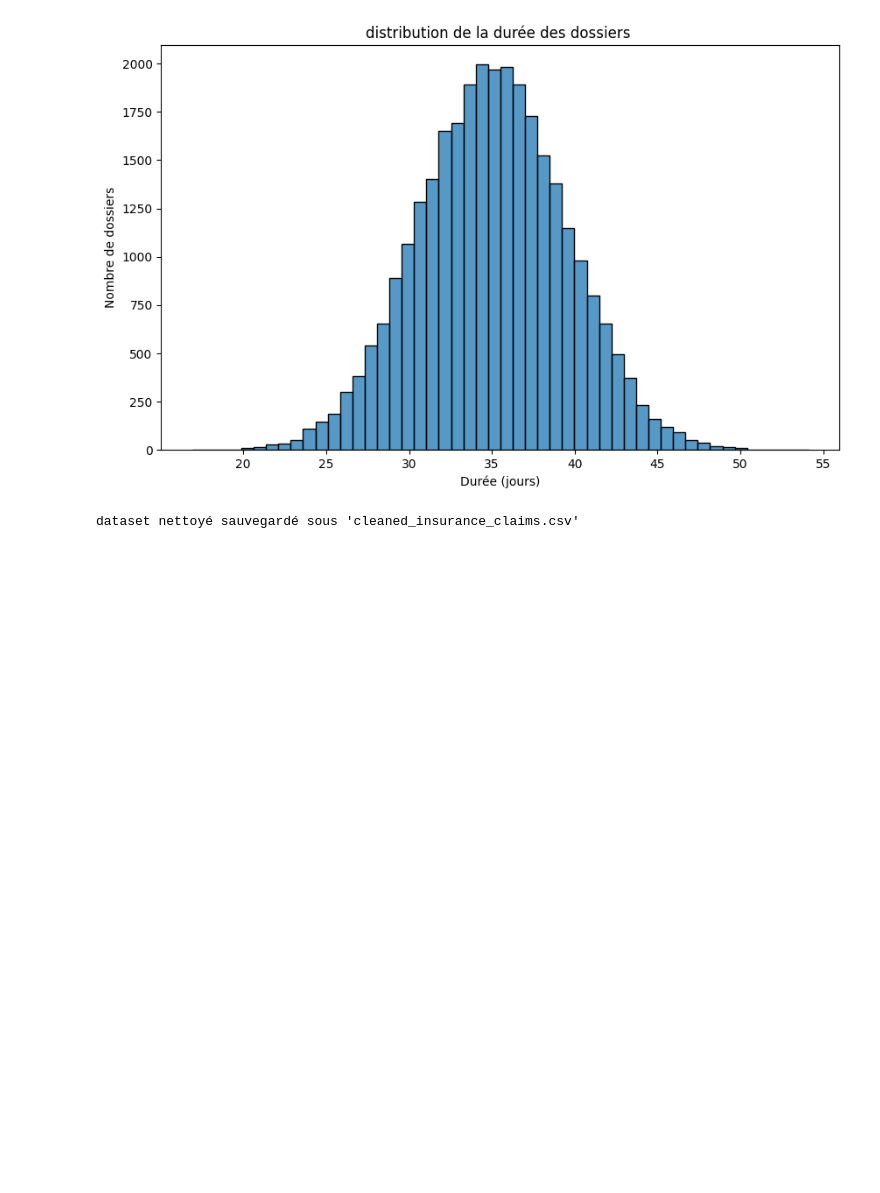
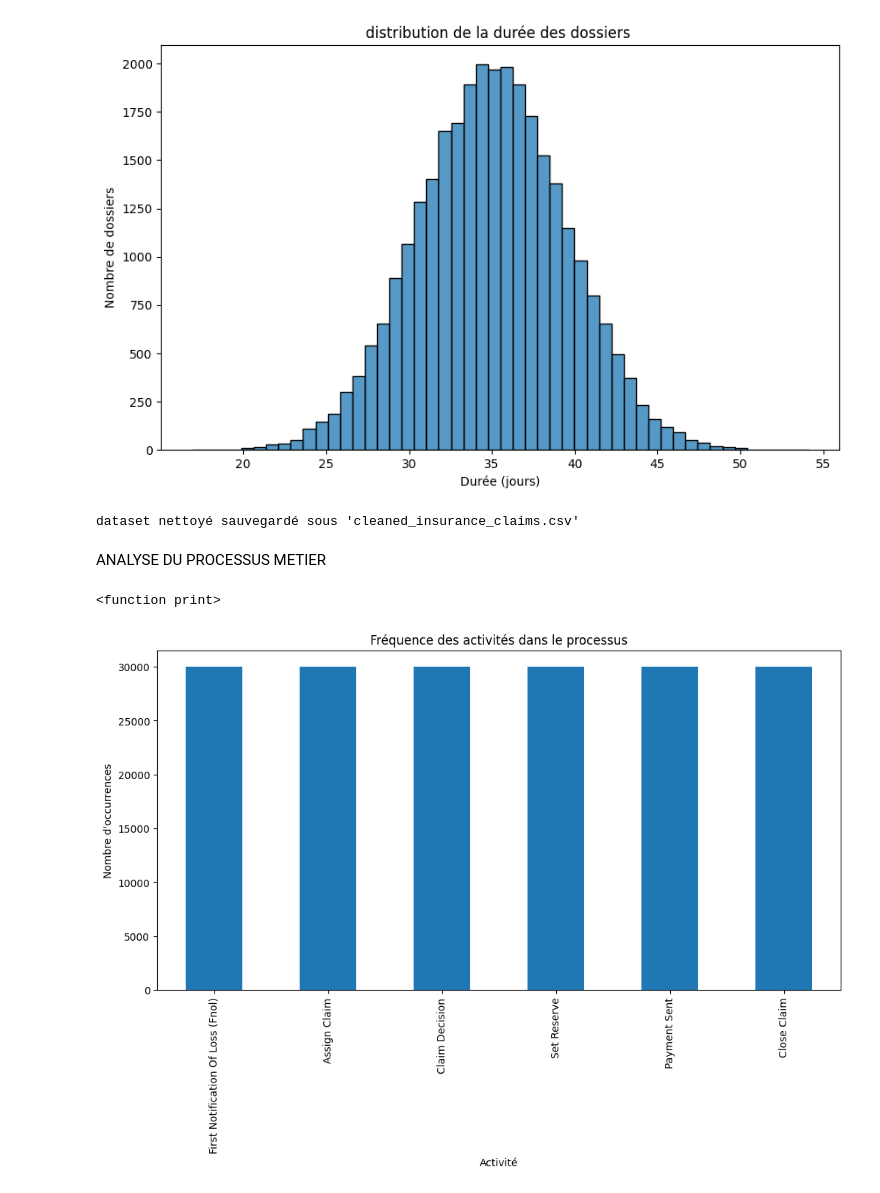
Before and after one commit to joviale08/process-mining-optimization, a Jupyter notebook: app/notebook.ipynb, the cells around one changed output. Saved outputs shown, nothing was run; the diff lists cells and outputs as text; code cells hidden in the pictures; blank space fills up the shorter version.

Commit message:
Analyse du processus métier

```diff
--- a/app/notebook.ipynb
+++ b/app/notebook.ipynb
@@ -192,3 +192,19 @@ data.to_csv("cleaned_insurance_claims.csv", index=False)
 print("dataset nettoyé sauvegardé sous 'cleaned_insurance_claims.csv'")
 # %% [output]
 dataset nettoyé sauvegardé sous 'cleaned_insurance_claims.csv'
+# %% [markdown]
+ANALYSE DU PROCESSUS METIER
+# %%
+activities = data["activity_name"].value_counts()
+print
+# %% [output]
+<function print>
+# %%
+plt.figure(figsize=(12, 6))
+activities.plot(kind="bar")
+plt.title("Fréquence des activités dans le processus")
+plt.xlabel("Activité")
+plt.ylabel("Nombre d'occurrences")
+plt.show()
+# %% [output]
+[figure, added]
```
Also changed, not shown: parts of 10 cells of this notebook.
